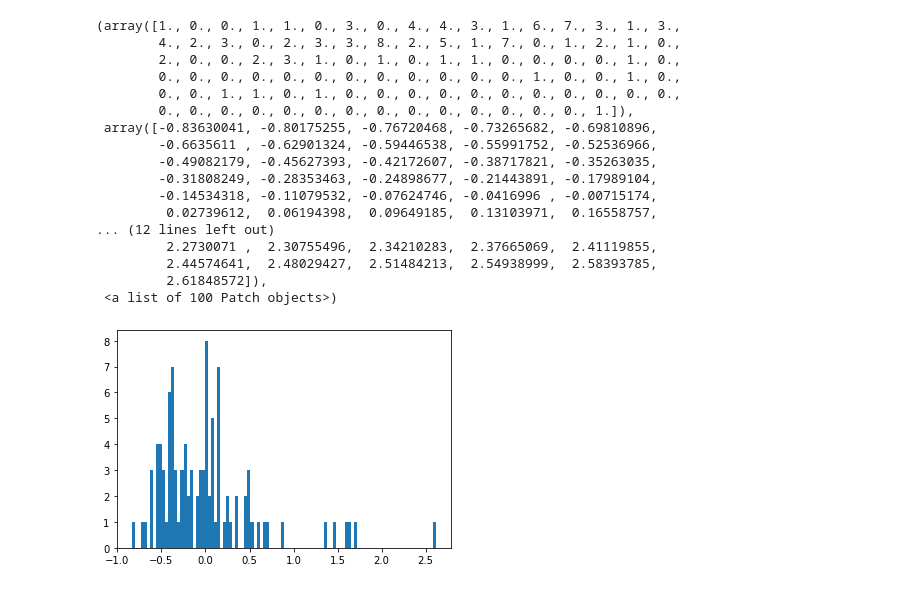
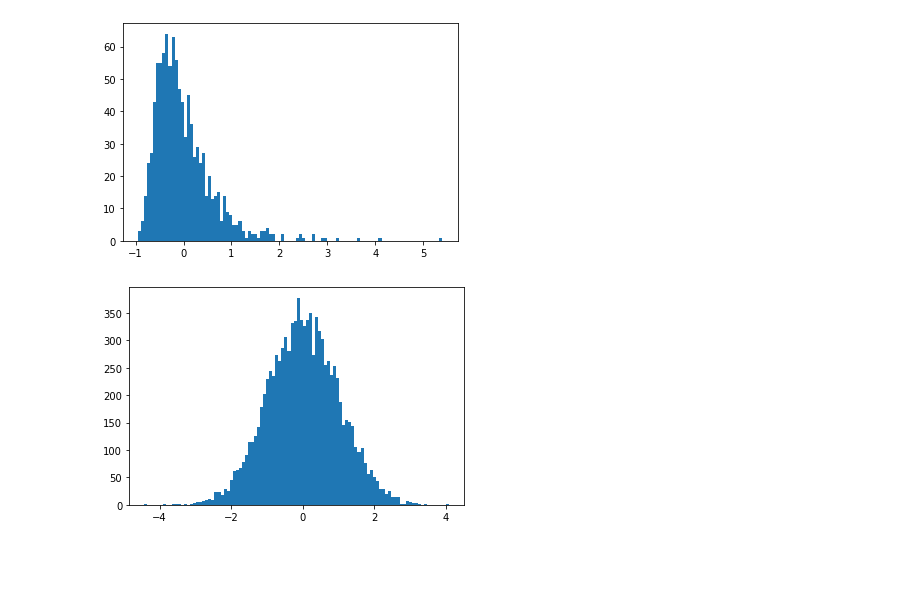
Before and after one commit to NaokiNakamichi/ML, a Jupyter notebook: GD/calssnoise_id.ipynb, the cells around one changed output. Cells and saved outputs as stored; diff of their text form; code cells hidden in the pictures; blank space fills up the shorter version.

```diff
--- a/GD/calssnoise_id.ipynb
+++ b/GD/calssnoise_id.ipynb
@@ -9,27 +9,22 @@ import model_opt
 import algo_GD
 import helper
 # %%
+#対数分布
 var = np.random.randint(100,200,1)[0]
-noise_data = noise.LogNormal(mean=0,sigma=0.5,dim=2,n=100)
+noise_data = noise.LogNormal(mean=0,sigma=0.5,dim=2,n=1000)
 noise_value = noise_data.generate()
 
 plt.hist(noise_value.T[0],bins=100)
+plt.show()
 # %% [output]
-(array([1., 0., 0., 1., 1., 0., 3., 0., 4., 4., 3., 1., 6., 7., 3., 1., 3.,
-        4., 2., 3., 0., 2., 3., 3., 8., 2., 5., 1., 7., 0., 1., 2., 1., 0.,
-        2., 0., 0., 2., 3., 1., 0., 1., 0., 1., 1., 0., 0., 0., 0., 1., 0.,
-        0., 0., 0., 0., 0., 0., 0., 0., 0., 0., 0., 0., 1., 0., 0., 1., 0.,
-        0., 0., 1., 1., 0., 1., 0., 0., 0., 0., 0., 0., 0., 0., 0., 0., 0.,
-        0., 0., 0., 0., 0., 0., 0., 0., 0., 0., 0., 0., 0., 0., 1.]),
- array([-0.83630041, -0.80175255, -0.76720468, -0.73265682, -0.69810896,
-        -0.6635611 , -0.62901324, -0.59446538, -0.55991752, -0.52536966,
-        -0.49082179, -0.45627393, -0.42172607, -0.38717821, -0.35263035,
-        -0.31808249, -0.28353463, -0.24898677, -0.21443891, -0.17989104,
-        -0.14534318, -0.11079532, -0.07624746, -0.0416996 , -0.00715174,
-         0.02739612,  0.06194398,  0.09649185,  0.13103971,  0.16558757,
-... (12 lines left out)
-         2.2730071 ,  2.30755496,  2.34210283,  2.37665069,  2.41119855,
-         2.44574641,  2.48029427,  2.51484213,  2.54938999,  2.58393785,
-         2.61848572]),
- <a list of 100 Patch objects>)
-[figure, old version]
+[figure, new version]
+# %%
+#student-t分布
+df = 1000
+noise_data = noise.StudentT(dim=2,n=10000,df=df)
+noise_value = noise_data.generate()
+
+plt.hist(noise_value.T[0],bins=100)
+plt.show()
+# %% [output]
+[figure, added]
```
Also changed, not shown: parts of 11 cells of this notebook, 2 other files.
